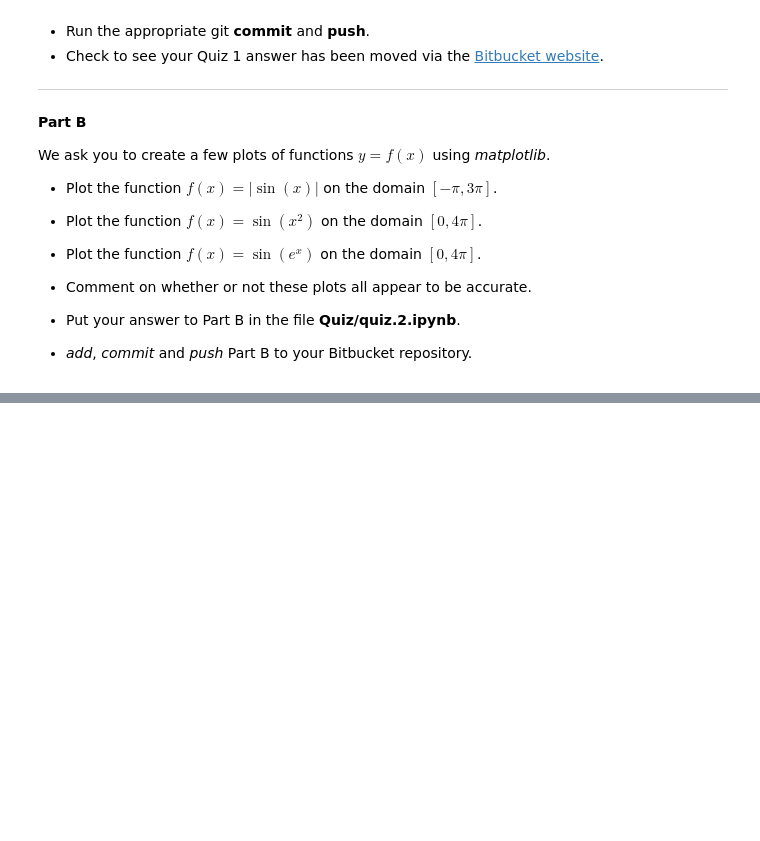
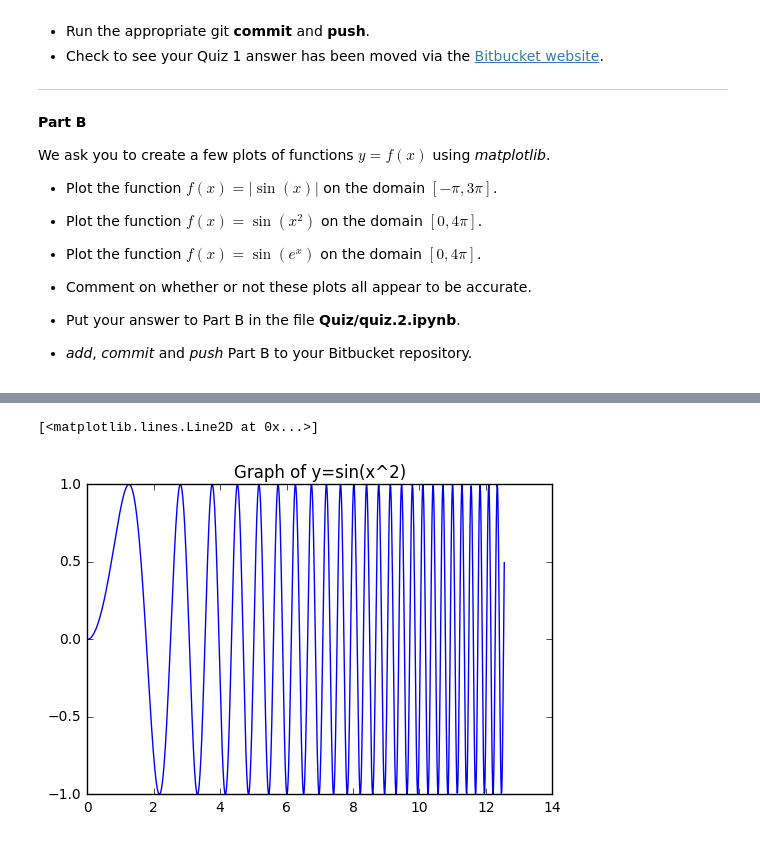
Before and after one commit to hannahraju/math-phys.248-2017, a Jupyter notebook: Week.5/Lab.ipynb, the cells around one changed output, grey strips where cells are left out. Drawn from its saved outputs; the diff is of its cells as text; code cells hidden in the pictures; blank space fills up the shorter version.

```diff
--- a/Week.5/Lab.ipynb
+++ b/Week.5/Lab.ipynb
@@ -49,0 +63,9 @@ To be announced.
+# %%
+# plot of sin(x^2) on [0,4pi]
+x = [(i/npts)*4*ma.pi for i in range(npts)]
+y = [ma.sin(xi**2) for xi in x]
+plt.title("Graph of y=sin(x^2)")
+plt.plot(x,y,'b-')
+# %% [output]
+[<matplotlib.lines.Line2D at 0x...>]
+[figure, added]
```
Also changed, not shown: parts of 7 cells of this notebook.
